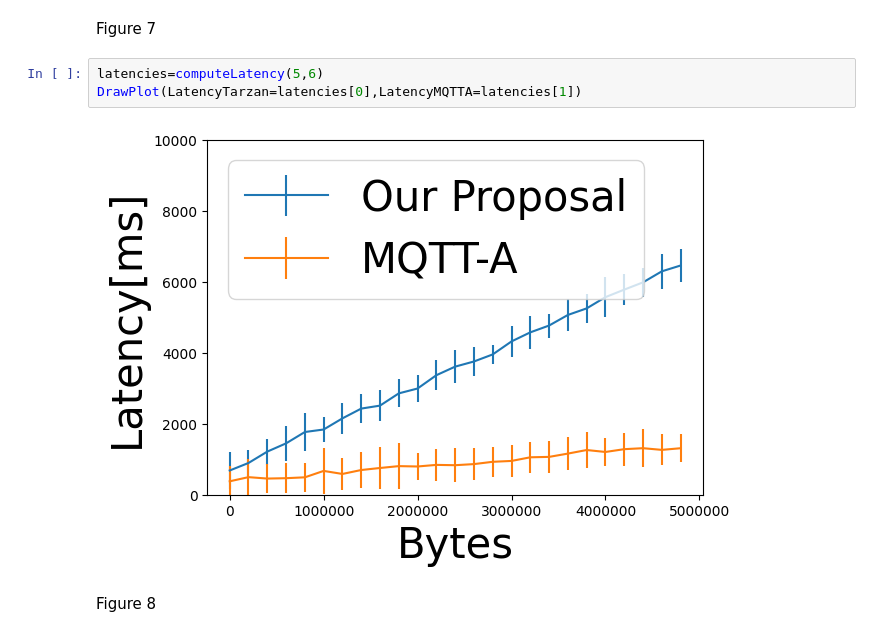
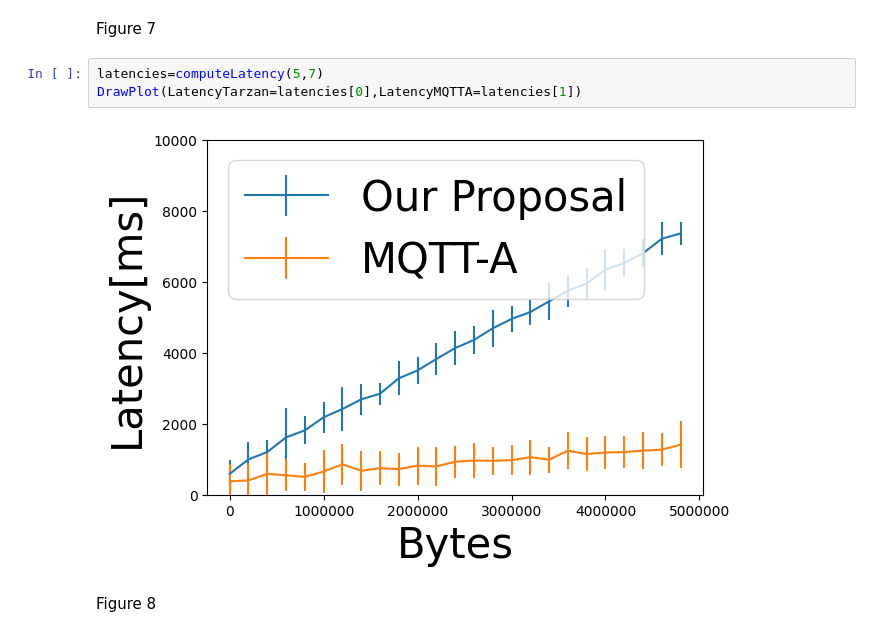
Before and after one commit to SecureScripts/MQTT-Hiding, a Jupyter notebook: MQTT_Hiding.ipynb, the cells around one changed output. Cells and saved outputs as stored; diff of their text form.

```diff
--- a/MQTT_Hiding.ipynb
+++ b/MQTT_Hiding.ipynb
@@ -101,10 +101,10 @@ DrawPlot(LatencyTarzan=latencies[0],LatencyMQTTA=latencies[1])
 # %% [markdown]
 Figure 7
 # %%
-latencies=computeLatency(5,6)
+latencies=computeLatency(5,7)
 DrawPlot(LatencyTarzan=latencies[0],LatencyMQTTA=latencies[1])
 # %% [output]
-[figure, old version]
+[figure, new version]
 # %% [markdown]
 Figure 8
 # %%
```
Also changed, not shown: parts of 6 cells of this notebook.
